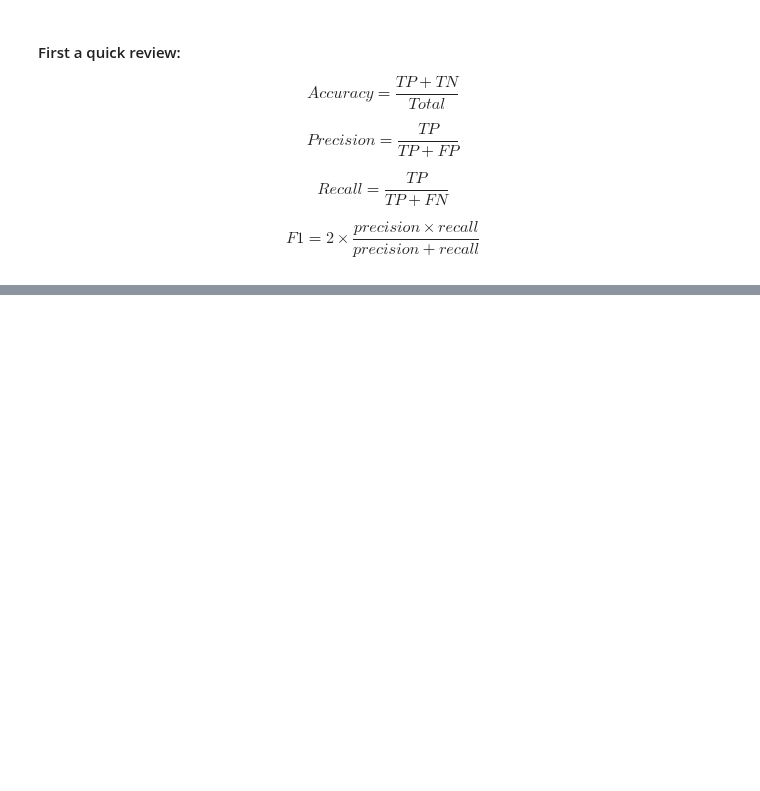
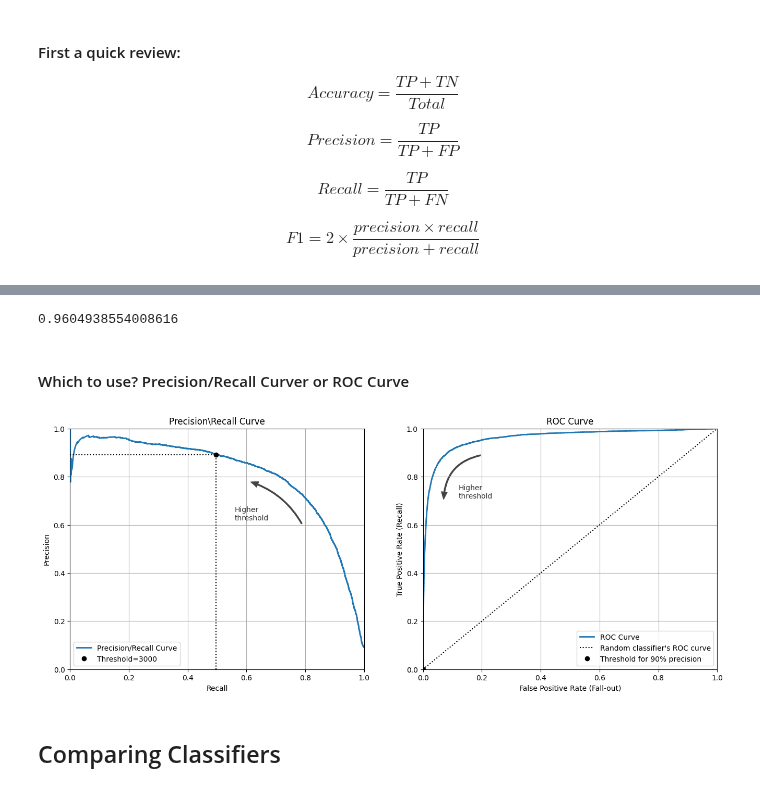
Before and after one commit to PaulToronto/Hands-on-Maching-Learning-Book, a Jupyter notebook: 3_Classification.ipynb, the cells around one changed output, grey strips where cells are left out. Cells and saved outputs as stored; diff of their text form; code cells hidden in the pictures; blank space fills up the shorter version.

```diff
--- a/3_Classification.ipynb
+++ b/3_Classification.ipynb
@@ -883,0 +1027,62 @@ $$
+# %%
+# area under the curve: AUC
+
+# from sklearn.metrics import roc_auc_score
+
+roc_auc_score(y_train_is_5, y_train_decision_score)
+# %% [output]
+0.9604938554008616
+# %% [markdown]
+#### Which to use? Precision/Recall Curver or ROC Curve
+# %%
+fig, ax = plt.subplots(1, 2, figsize=(16, 6))
+
+
+ax[0].plot(recalls[:-1],
+         precisions[:-1],
+         linewidth=2,
+         label='Precision/Recall Curve')
+
+idx = (thresholds > 3000).argmax()
+ax[0].plot([0.0, recalls[idx]], [precisions[idx],  precisions[idx]], 'k:')
+ax[0].plot([recalls[idx], recalls[idx]], [0,  precisions[idx]], 'k:')
+ax[0].plot(recalls[idx], precisions[idx], 'ko', label='Threshold=3000')
+
+ax[0].add_patch(patches.FancyArrowPatch(
+    (0.79, 0.60), (0.61, 0.78),
+    connectionstyle="arc3,rad=.2",
+    arrowstyle="Simple, tail_width=1.5, head_width=8, head_length=10",
+    color="#444444"))
+ax[0].text(0.56, 0.62, "Higher\nthreshold", color="#333333")
+
+ax[0].set_xlabel('Recall')
+ax[0].set_ylabel('Precision')
+ax[0].set_title('Precision\Recall Curve')
+ax[0].axis([0, 1, 0, 1])
+ax[0].grid()
+ax[0].legend(loc='lower left')
+
+ax[1].plot(fpr, tpr, linewidth=2, label='ROC Curve')
+ax[1].plot([0, 1], [0, 1], 'k:', label='Random classifier\'s ROC curve')
+ax[1].plot(fpr_90, tpr_90, 'ko', label='Threshold for 90% precision')
+
+# for the arrow and text description of the arrow
+ax[1].add_patch(patches.FancyArrowPatch(
+    (0.20, 0.89), (0.07, 0.70),
+    connectionstyle="arc3,rad=.4",
+    arrowstyle="Simple, tail_width=1.5, head_width=8, head_length=10",
+    color="#444444"))
+ax[1].text(0.12, 0.71, "Higher\nthreshold", color="#333333")
+
+ax[1].set_xlabel('False Positive Rate (Fall-out)')
+ax[1].set_ylabel('True Positive Rate (Recall)')
+ax[1].set_title('ROC Curve')
+ax[1].axis([0, 1, 0, 1])
+ax[1].grid()
+ax[1].legend(loc='lower right')
+
+plt.show()
+# %% [output]
+[figure, added]
+# %% [markdown]
+## Comparing Classifiers
```
Also changed, not shown: parts of 18 cells of this notebook.
